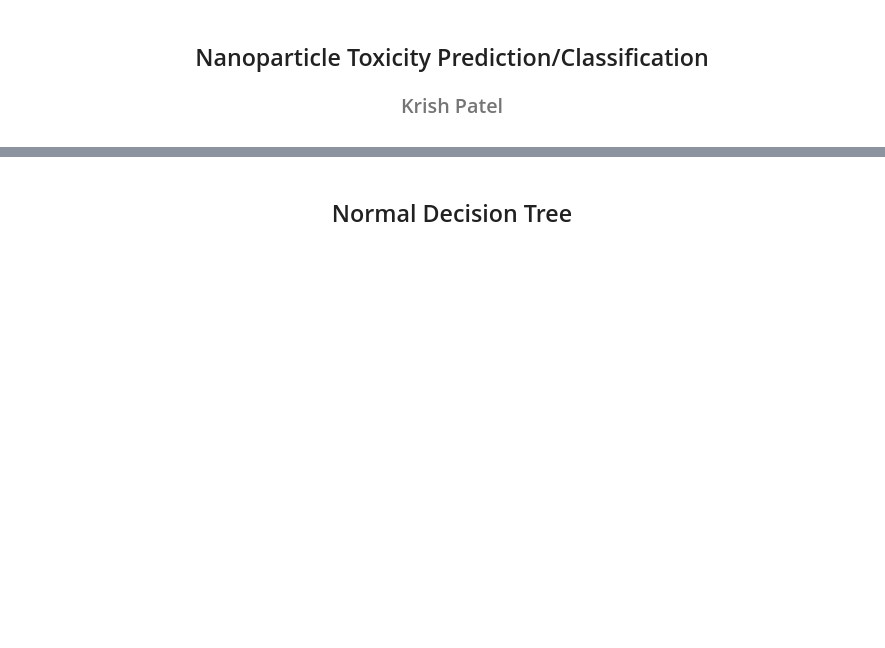
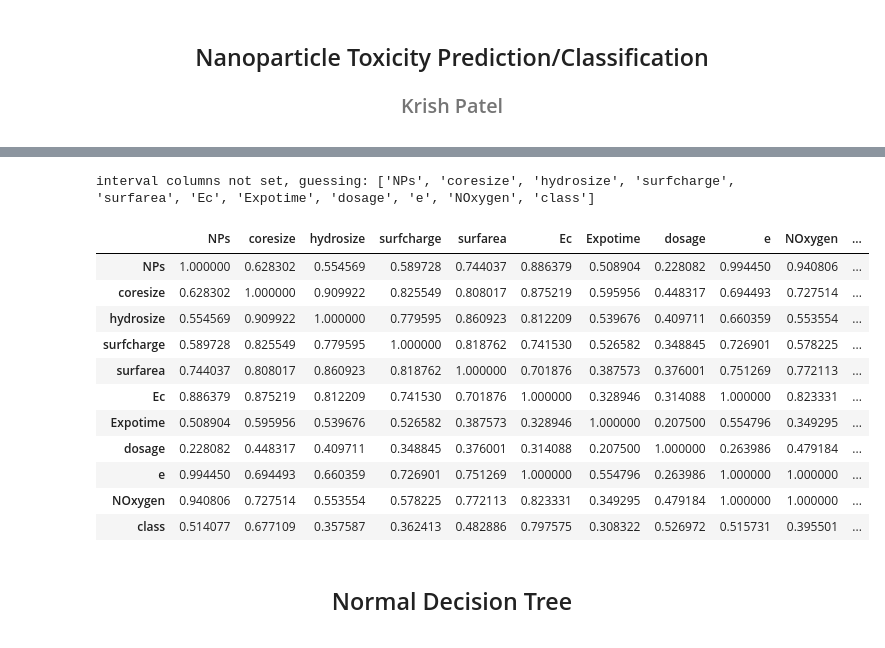
Before and after one commit to FlappyBird3/Nanoparticle_Toxicity_Prediction, a Jupyter notebook: Model_Training.ipynb, the cells around one changed output, grey strips where cells are left out. Cells and saved outputs as stored; diff of their text form; code cells hidden in the pictures; blank space fills up the shorter version.

```diff
--- a/Model_Training.ipynb
+++ b/Model_Training.ipynb
@@ -68,11 +129,25 @@ plt.show()
 # %%
 # Phi K correlations for all variables
 
 # ! pip install phik
-#import phik
-#from phik import resources, report
+import phik
+from phik import resources, report
 
-# df.phik_matrix()
+df.phik_matrix()
+# %% [output]
+interval columns not set, guessing: ['NPs', 'coresize', 'hydrosize', 'surfcharge', 'surfarea', 'Ec', 'Expotime', 'dosage', 'e', 'NOxygen', 'class']
+|  | NPs | coresize | hydrosize | surfcharge | surfarea | Ec | Expotime | dosage | e | NOxygen | ... |
+| NPs | 1.000000 | 0.628302 | 0.554569 | 0.589728 | 0.744037 | 0.886379 | 0.508904 | 0.228082 | 0.994450 | 0.940806 | ... |
+| coresize | 0.628302 | 1.000000 | 0.909922 | 0.825549 | 0.808017 | 0.875219 | 0.595956 | 0.448317 | 0.694493 | 0.727514 | ... |
+| hydrosize | 0.554569 | 0.909922 | 1.000000 | 0.779595 | 0.860923 | 0.812209 | 0.539676 | 0.409711 | 0.660359 | 0.553554 | ... |
+| surfcharge | 0.589728 | 0.825549 | 0.779595 | 1.000000 | 0.818762 | 0.741530 | 0.526582 | 0.348845 | 0.726901 | 0.578225 | ... |
+| surfarea | 0.744037 | 0.808017 | 0.860923 | 0.818762 | 1.000000 | 0.701876 | 0.387573 | 0.376001 | 0.751269 | 0.772113 | ... |
+| Ec | 0.886379 | 0.875219 | 0.812209 | 0.741530 | 0.701876 | 1.000000 | 0.328946 | 0.314088 | 1.000000 | 0.823331 | ... |
+| Expotime | 0.508904 | 0.595956 | 0.539676 | 0.526582 | 0.387573 | 0.328946 | 1.000000 | 0.207500 | 0.554796 | 0.349295 | ... |
+| dosage | 0.228082 | 0.448317 | 0.409711 | 0.348845 | 0.376001 | 0.314088 | 0.207500 | 1.000000 | 0.263986 | 0.479184 | ... |
+| e | 0.994450 | 0.694493 | 0.660359 | 0.726901 | 0.751269 | 1.000000 | 0.554796 | 0.263986 | 1.000000 | 1.000000 | ... |
+| NOxygen | 0.940806 | 0.727514 | 0.553554 | 0.578225 | 0.772113 | 0.823331 | 0.349295 | 0.479184 | 1.000000 | 1.000000 | ... |
+| class | 0.514077 | 0.677109 | 0.357587 | 0.362413 | 0.482886 | 0.797575 | 0.308322 | 0.526972 | 0.515731 | 0.395501 | ... |
 # %%
 from phik.report import plot_correlation_matrix
 import matplotlib.pyplot as plt
```
Also changed, not shown: parts of 7 cells of this notebook.
